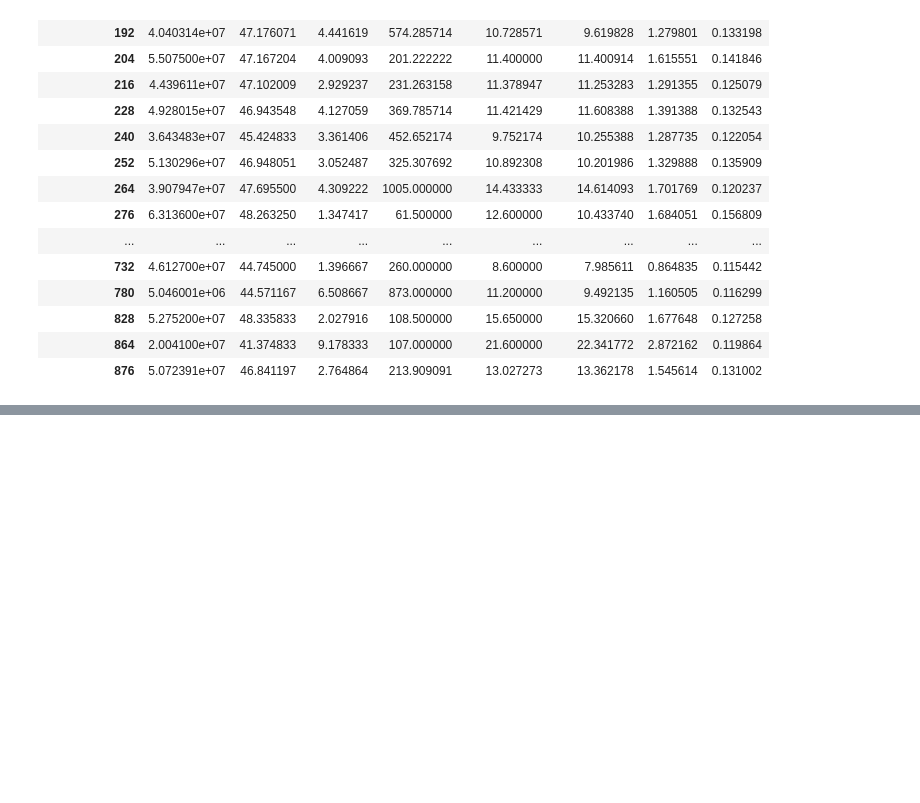
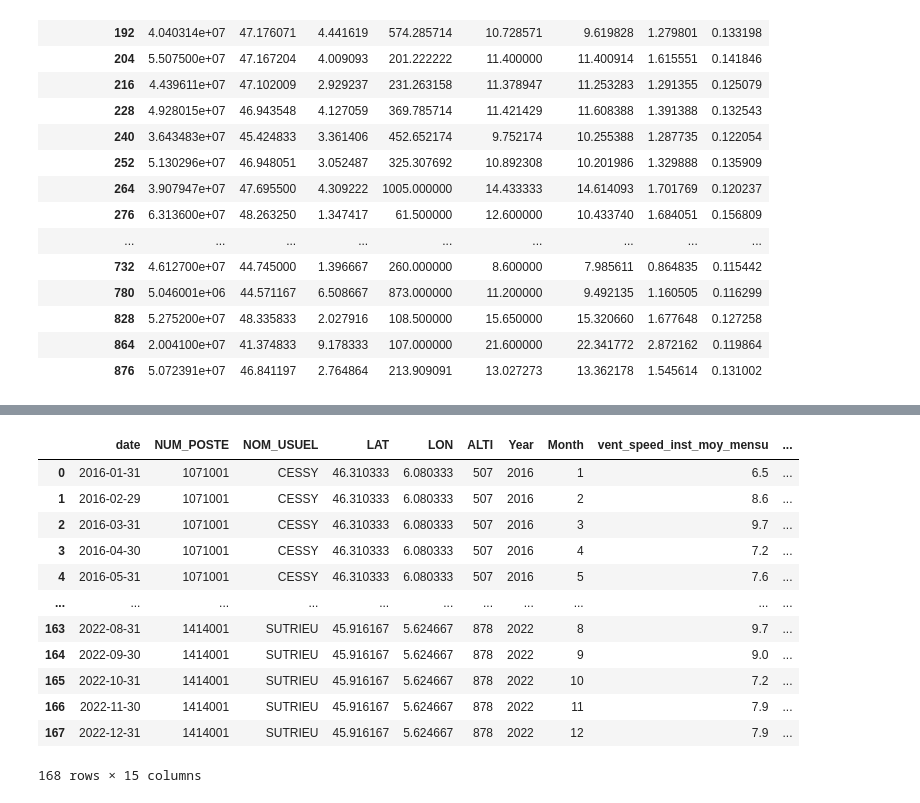
Before and after one commit to tristanGIANDO/jedha_final_project, a Jupyter notebook: jedha_final_project/modeles/baseline_168.ipynb, the cells around one changed output, grey strips where cells are left out. Cells and saved outputs as stored; diff of their text form; code cells hidden in the pictures; blank space fills up the shorter version.

```diff
--- a/jedha_final_project/modeles/baseline_168.ipynb
+++ b/jedha_final_project/modeles/baseline_168.ipynb
@@ -552,0 +578,17 @@ px.line(MAPE_by_month, x=MAPE_by_month.index, y="MAPE")
+# %%
+df_tot = pd.concat([df_stat,df_stat_2], ignore_index=True)
+df_tot
+# %% [output]
+|  | date | NUM_POSTE | NOM_USUEL | LAT | LON | ALTI | Year | Month | vent_speed_inst_moy_mensu | ... |
+| 0 | 2016-01-31 | 1071001 | CESSY | 46.310333 | 6.080333 | 507 | 2016 | 1 | 6.5 | ... |
+| 1 | 2016-02-29 | 1071001 | CESSY | 46.310333 | 6.080333 | 507 | 2016 | 2 | 8.6 | ... |
+| 2 | 2016-03-31 | 1071001 | CESSY | 46.310333 | 6.080333 | 507 | 2016 | 3 | 9.7 | ... |
+| 3 | 2016-04-30 | 1071001 | CESSY | 46.310333 | 6.080333 | 507 | 2016 | 4 | 7.2 | ... |
+| 4 | 2016-05-31 | 1071001 | CESSY | 46.310333 | 6.080333 | 507 | 2016 | 5 | 7.6 | ... |
+| ... | ... | ... | ... | ... | ... | ... | ... | ... | ... | ... |
+| 163 | 2022-08-31 | 1414001 | SUTRIEU | 45.916167 | 5.624667 | 878 | 2022 | 8 | 9.7 | ... |
+| 164 | 2022-09-30 | 1414001 | SUTRIEU | 45.916167 | 5.624667 | 878 | 2022 | 9 | 9.0 | ... |
+| 165 | 2022-10-31 | 1414001 | SUTRIEU | 45.916167 | 5.624667 | 878 | 2022 | 10 | 7.2 | ... |
+| 166 | 2022-11-30 | 1414001 | SUTRIEU | 45.916167 | 5.624667 | 878 | 2022 | 11 | 7.9 | ... |
+| 167 | 2022-12-31 | 1414001 | SUTRIEU | 45.916167 | 5.624667 | 878 | 2022 | 12 | 7.9 | ... |
+168 rows × 15 columns
```
Also changed, not shown: parts of 5 cells of this notebook.
